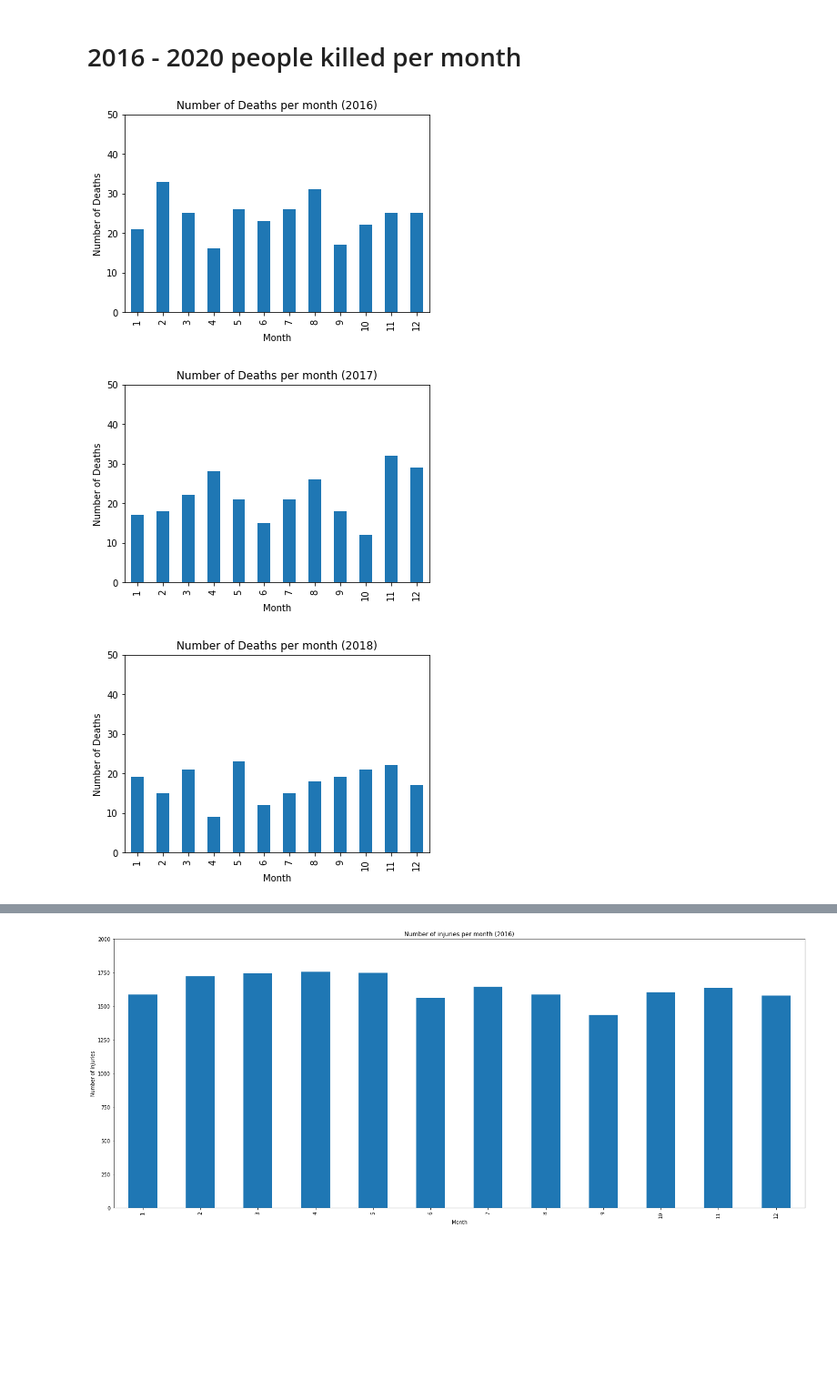
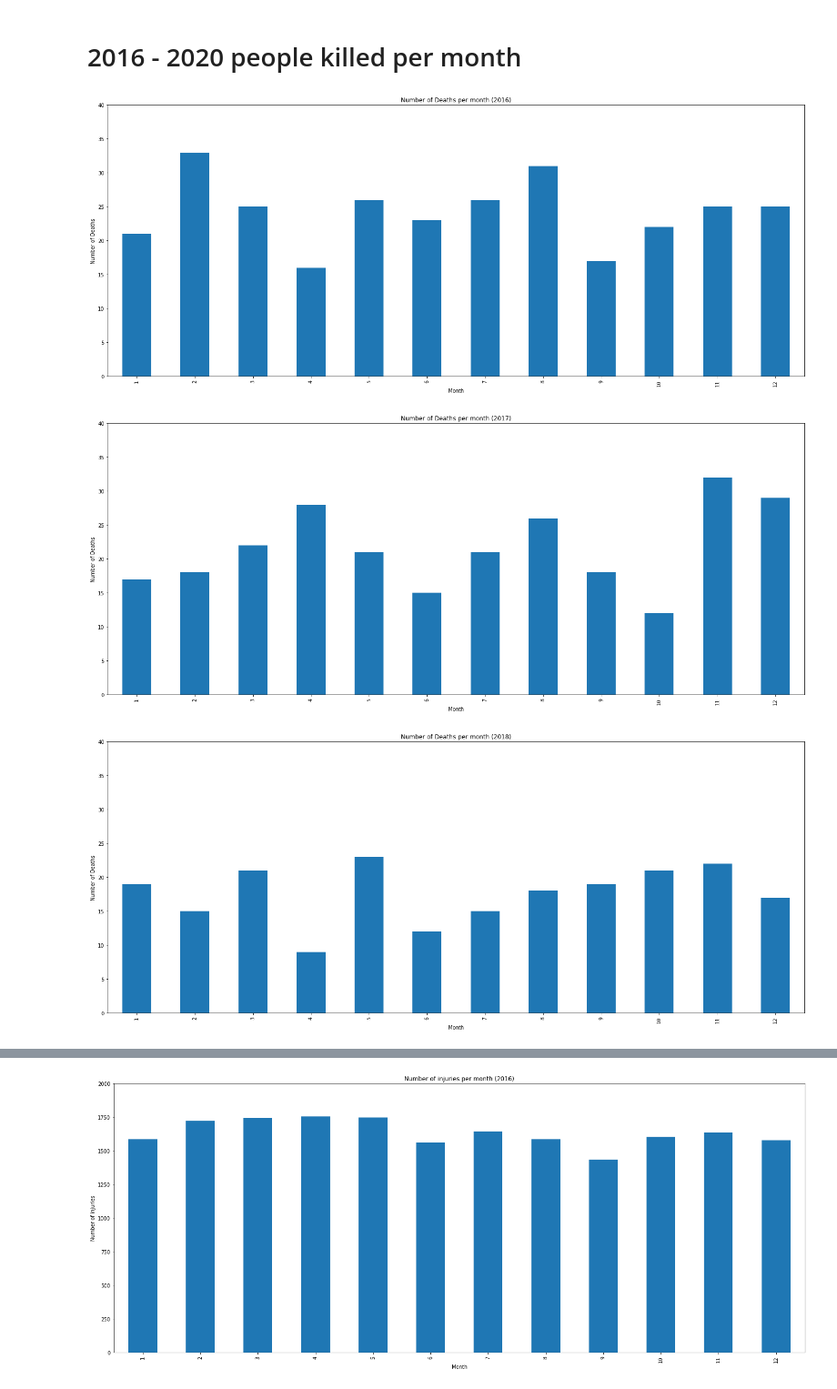
Before and after one commit to 0samvuong/Project-1, a Jupyter notebook: number_of_accidents_analysis.ipynb, the cells around one changed output, grey strips where cells are left out. Shown at 91% size. Drawn from its saved outputs; the diff is of its cells as text; code cells hidden in the pictures; blank space fills up the shorter version.

```diff
--- a/number_of_accidents_analysis.ipynb
+++ b/number_of_accidents_analysis.ipynb
@@ -239,46 +255,47 @@ plt.show()
 # 2016 - 2020 people killed per month
 # %%
 
-plt.xticks(rotation=0, horizontalalignment="center")
-plt.xlabel("Month")
-plt.ylabel("Number of Accidents")
-plt.ylim(0,50)
 
+plt.figure(figsize=(25, 10))
 sum_df_months["Number_of_deaths"][2016].plot(kind="bar")
 plt.title("Number of Deaths per month (2016)")
 plt.xlabel("Month")
 plt.ylabel("Number of Deaths")
-plt.ylim(0,50)
+plt.ylim(0,40)
 plt.show()
 
+plt.figure(figsize=(25, 10))
 sum_df_months["Number_of_deaths"][2017].plot(kind="bar")
 plt.title("Number of Deaths per month (2017)")
 plt.xlabel("Month")
 plt.ylabel("Number of Deaths")
-plt.ylim(0,50)
+plt.ylim(0,40)
 plt.show()
 
+plt.figure(figsize=(25, 10))
 sum_df_months["Number_of_deaths"][2018].plot(kind="bar")
 plt.title("Number of Deaths per month (2018)")
 plt.xlabel("Month")
 plt.ylabel("Number of Deaths")
-plt.ylim(0,50)
+plt.ylim(0,40)
 plt.show()
 
+plt.figure(figsize=(25, 10))
 sum_df_months["Number_of_deaths"][2019].plot(kind="bar")
 plt.title("Number of Deaths per month (2019)")
 plt.xlabel("Month")
 plt.ylabel("Number of Deaths")
-plt.ylim(0,50)
+plt.ylim(0,40)
 plt.show()
 
+plt.figure(figsize=(25, 10))
 sum_df_months["Number_of_deaths"][2020].plot(kind="bar")
 plt.title("Number of Deaths per month (2020)")
 plt.xlabel("Month")
 plt.ylabel("Number of Deaths")
-plt.ylim(0,50)
+plt.ylim(0,40)
 plt.show()
 # %% [output]
-[figure, old version]
+[figure, new version]
-[figure, old version]
+[figure, new version]
-[figure, old version]
+[figure, new version]
```
Also changed, not shown: parts of 18 cells of this notebook, 1 other file.
